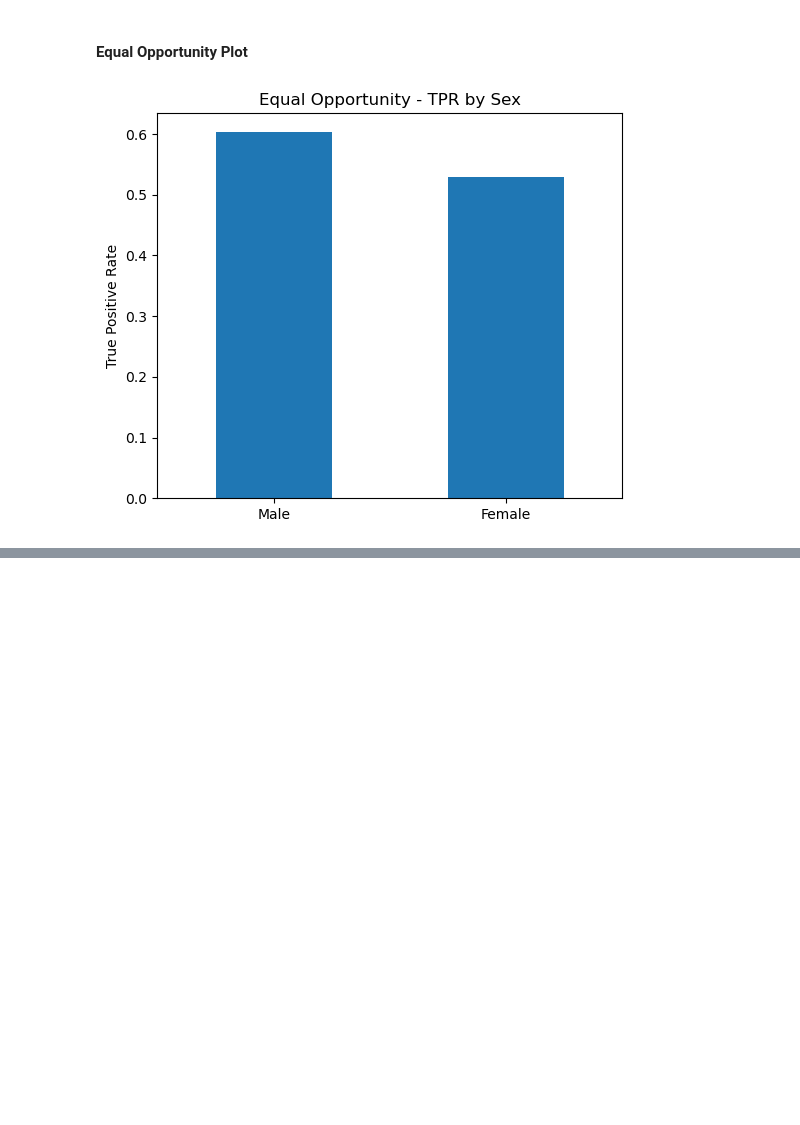
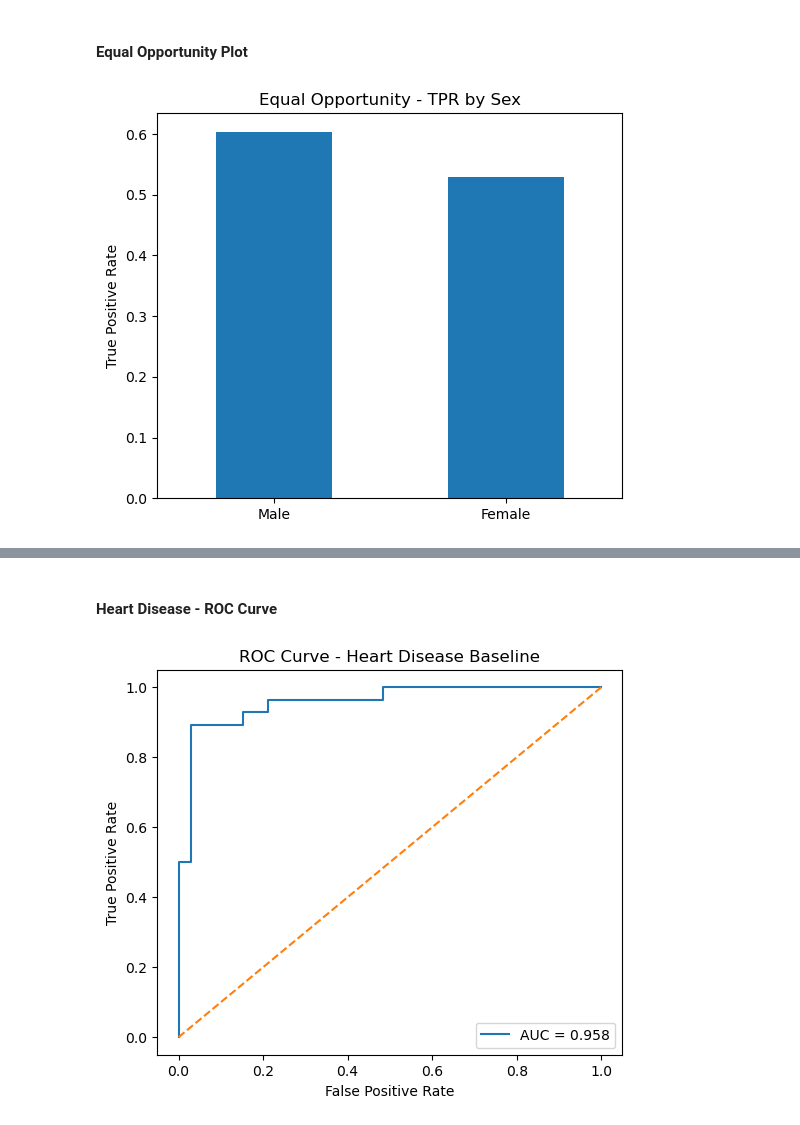
Before and after one commit to david-shodipo-brocku/Optimization-Algorithms-Bias-and-Accuracy-Tradeoffs, a Jupyter notebook: Optimization-Algorithms-Fairness-Accuracy Tradeoffs.ipynb, the cells around one changed output, grey strips where cells are left out. Cells and saved outputs as stored; diff of their text form; code cells hidden in the pictures; blank space fills up the shorter version.

```diff
--- a/Optimization-Algorithms-Fairness-Accuracy Tradeoffs.ipynb
+++ b/Optimization-Algorithms-Fairness-Accuracy Tradeoffs.ipynb
@@ -416,0 +620,20 @@ plt.show()
+# %%
+from sklearn.model_selection import train_test_split
+
+X_train_hd, X_test_hd, y_train_hd, y_test_hd = train_test_split(
+    X_hd, y_hd,
+    test_size=0.2,
+    stratify=y_hd,
+    random_state=2026
+)
+
+# Save sensitive attribute for fairness metrics
+A_train_hd = X_train_hd[sensitive_attr_hd].copy() if sensitive_attr_hd else None
+A_test_hd  = X_test_hd[sensitive_attr_hd].copy() if sensitive_attr_hd else None
+
+# Remove sensitive attribute from model inputs
+if sensitive_attr_hd:
+    X_train_hd = X_train_hd.drop(columns=[sensitive_attr_hd])
+    X_test_hd  = X_test_hd.drop(columns=[sensitive_attr_hd])
+
+print("Train shape (Heart):", X_train_hd.shape, "Test shape (Heart):", X_test_hd.shape)
@@ -416,0 +695,9 @@ plt.show()
+# %%
+from sklearn.metrics import accuracy_score, roc_auc_score, classification_report
+
+y_pred_hd = baseline_model_hd.predict(X_test_hd)
+y_prob_hd = baseline_model_hd.predict_proba(X_test_hd)[:, 1]
+
+print("Heart Accuracy:", accuracy_score(y_test_hd, y_pred_hd))
+print("Heart AUC:", roc_auc_score(y_test_hd, y_prob_hd))
+print("\nHeart Classification Report:\n", classification_report(y_test_hd, y_pred_hd))
@@ -416,0 +717,17 @@ plt.show()
+# %% [markdown]
+#### Heart Disease - ROC Curve
+# %%
+from sklearn.metrics import roc_curve
+
+fpr_hd, tpr_hd, _ = roc_curve(y_test_hd, y_prob_hd)
+
+plt.figure(figsize=(6,5))
+plt.plot(fpr_hd, tpr_hd, label=f"AUC = {roc_auc_score(y_test_hd, y_prob_hd):.3f}")
+plt.plot([0,1], [0,1], linestyle="--")
+plt.xlabel("False Positive Rate")
+plt.ylabel("True Positive Rate")
+plt.title("ROC Curve - Heart Disease Baseline")
+plt.legend()
+plt.show()
+# %% [output]
+[figure, added]
```
Also changed, not shown: parts of 42 cells of this notebook.
